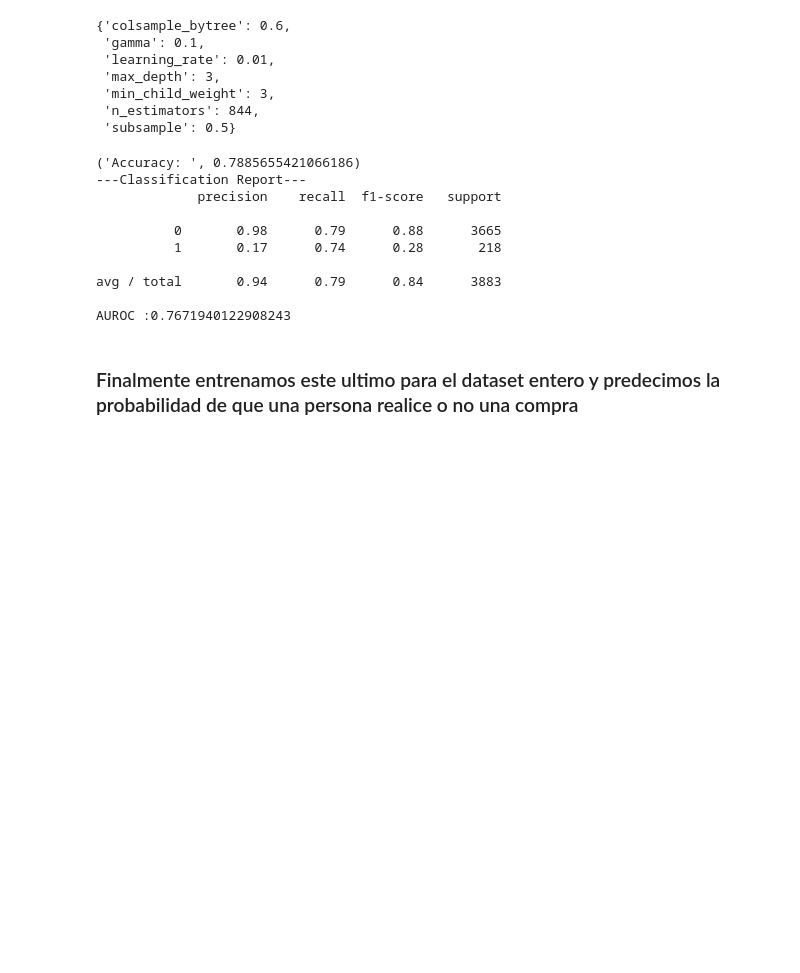
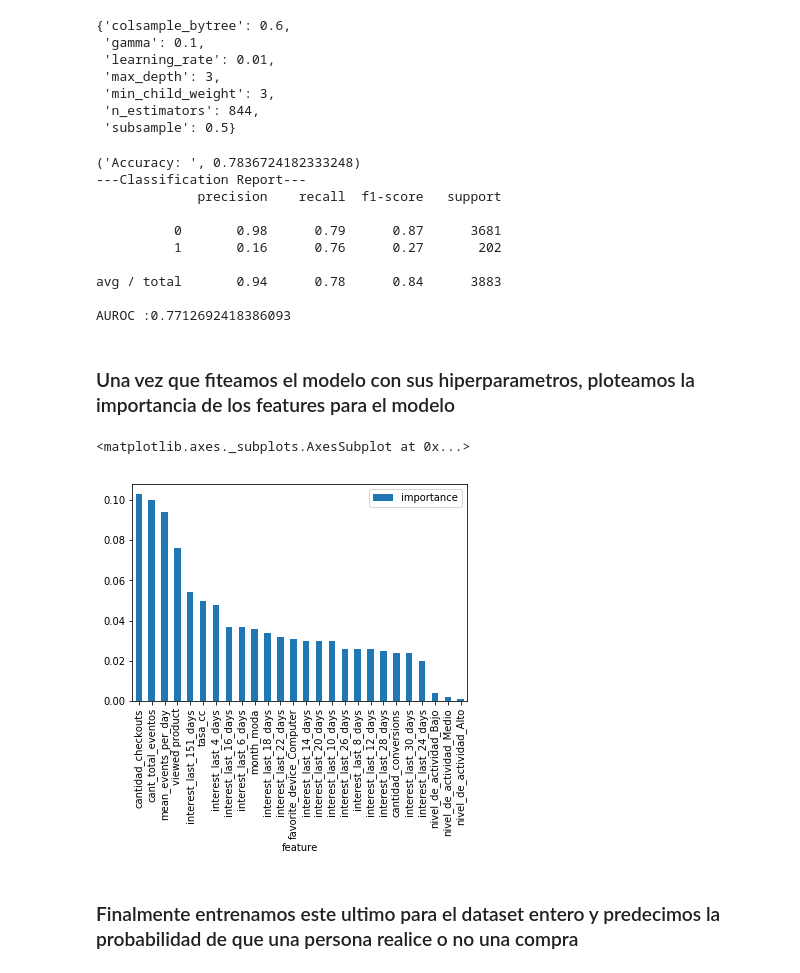
Before and after one commit to gabyrobles93/7506-TP2-MachineLearning, a Jupyter notebook: notebooks/entrega_final.ipynb, the cells around one changed output. Cells and saved outputs as stored; diff of their text form; code cells hidden in the pictures; blank space fills up the shorter version.

```diff
--- a/notebooks/entrega_final.ipynb
+++ b/notebooks/entrega_final.ipynb
@@ -141,9 +141,9 @@ X_train, X_test, y_train, y_test = train_test_split(x,y, test_size=0.20)
 # %% [markdown]
 ### El siguiente metodo llamado modelfit, recibe como parametro un modelo y realizara un fit con el set reducido de entrenamiento, finalmente imprimira por pantalla los distintos scores obtenidos
 # %%
-def modelfit(alg):
-    alg.fit(X_train, y_train, eval_metric='aucpr')
-    pred = (alg.predict_proba(X_test)[:,1])
+def modelfit(model):
+    model.fit(X_train, y_train, eval_metric='aucpr')
+    pred = (model.predict_proba(X_test)[:,1])
     accuracy = accuracy_score(y_test, pred.round(), normalize=False)
     pred_proba = pred
     print("Accuracy: ", accuracy / float(pred.size))
@@ -471,16 +471,25 @@ xgb_grids = xgb.XGBClassifier(
 )
 modelfit(xgb_grids)
 # %% [output]
-('Accuracy: ', 0.7885655421066186)
+('Accuracy: ', 0.7836724182333248)
 ---Classification Report---
              precision    recall  f1-score   support
 
-          0       0.98      0.79      0.88      3665
-          1       0.17      0.74      0.28       218
+          0       0.98      0.79      0.87      3681
+          1       0.16      0.76      0.27       202
 
-avg / total       0.94      0.79      0.84      3883
+avg / total       0.94      0.78      0.84      3883
 
-AUROC :0.7671940122908243
+AUROC :0.7712692418386093
+# %% [markdown]
+### Una vez que fiteamos el modelo con sus hiperparametros, ploteamos la importancia de los features para el modelo
+# %%
+importances = pd.DataFrame({'feature':features,'importance':np.round(xgb_grids.feature_importances_,3)})
+importances = importances.sort_values('importance',ascending=False).set_index('feature')
+importances.plot.bar()
+# %% [output]
+<matplotlib.axes._subplots.AxesSubplot at 0x...>
+[figure, added]
 # %% [markdown]
 ### Finalmente entrenamos este ultimo para el dataset entero y predecimos la probabilidad de que una persona realice o no una compra
 # %%
```
Also changed, not shown: parts of 6 cells of this notebook.
